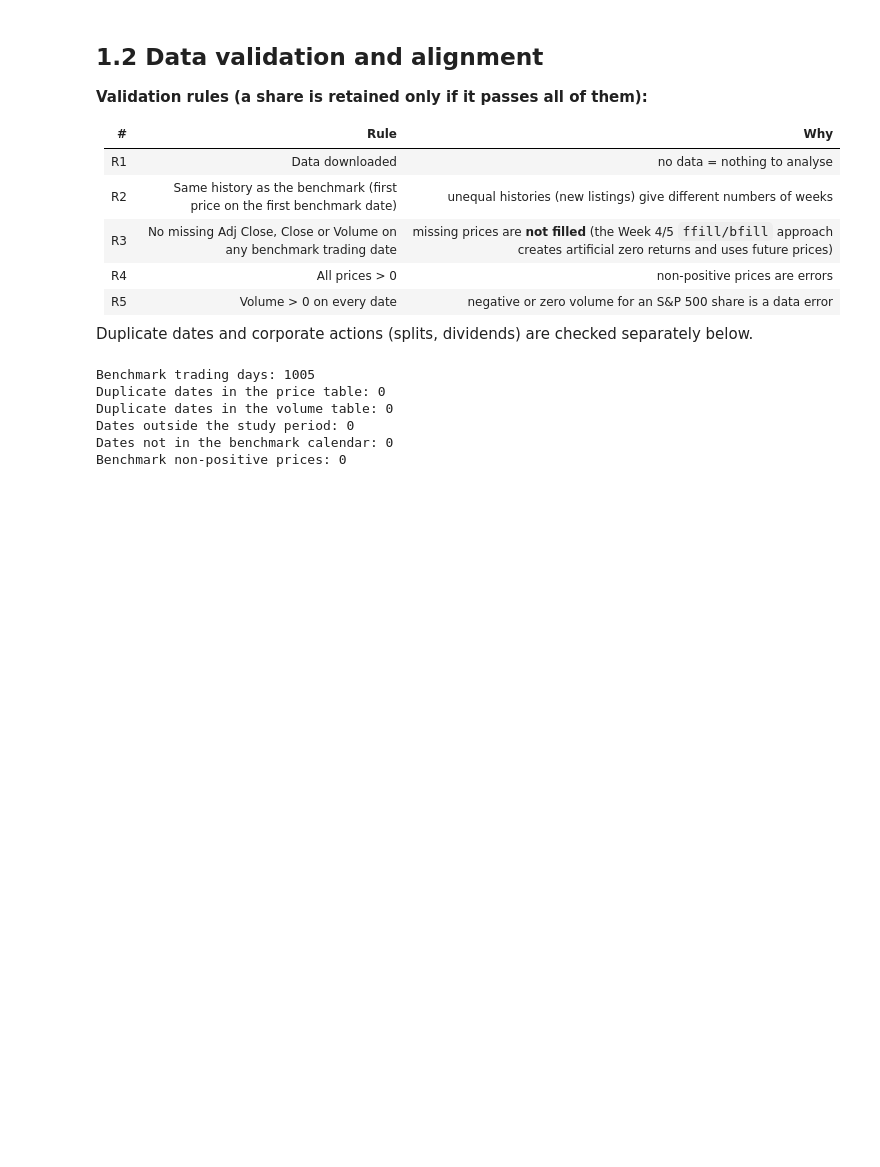
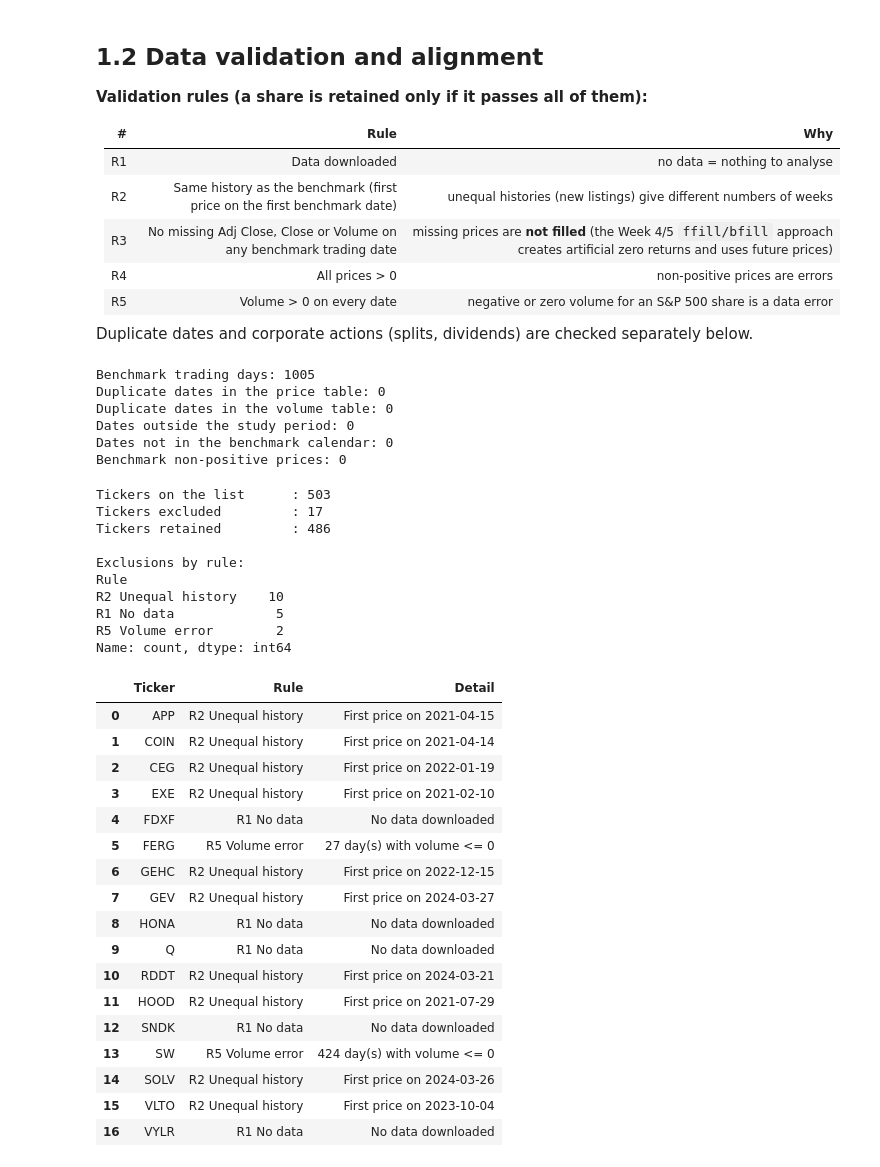
Before and after one commit to shahlyfayeek/crm-cwk1-stock-segmentation, a Jupyter notebook: CRM_CWK1_20521398.ipynb, the cells around one changed output. Saved outputs shown, nothing was run; the diff lists cells and outputs as text; code cells hidden in the pictures; blank space fills up the shorter version.

Commit message:
1.2 Apply validation rules R1-R5 and write exclusion log

```diff
--- a/CRM_CWK1_20521398.ipynb
+++ b/CRM_CWK1_20521398.ipynb
@@ -182,3 +182,74 @@ Duplicate dates in the volume table: 0
 Dates outside the study period: 0
 Dates not in the benchmark calendar: 0
 Benchmark non-positive prices: 0
+# %%
+# --- 1.2b  Apply the rules R1-R5 to every share and build the exclusion log ---
+log_rows = []
+for t in tickers:
+    # R1 no data
+    if (t not in adj.columns) or adj[t].isna().all():
+        log_rows.append((t, 'R1 No data', 'No data downloaded'))
+        continue
+
+    # R2 unequal history: the first price is later than the first benchmark date
+    first_valid = adj[t].first_valid_index()
+    if first_valid > bench_dates[0]:
+        log_rows.append((t, 'R2 Unequal history', 'First price on ' + str(first_valid.date())))
+
+    # R3 missing values (only for shares with a full-length history)
+    n_missing = int(adj[t].isna().sum() + close[t].isna().sum() + vol[t].isna().sum())
+    if n_missing > 0 and first_valid == bench_dates[0]:
+        log_rows.append((t, 'R3 Missing values', str(n_missing) + ' missing cells'))
+
+    # R4 non-positive prices
+    if (adj[t] <= 0).any() or (close[t] <= 0).any():
+        log_rows.append((t, 'R4 Non-positive price', 'Adj Close or Close <= 0'))
+
+    # R5 volume errors
+    n_bad_volume = int((vol[t] <= 0).sum())
+    if n_bad_volume > 0:
+        log_rows.append((t, 'R5 Volume error', str(n_bad_volume) + ' day(s) with volume <= 0'))
+
+exclusion_log = pd.DataFrame(log_rows, columns=['Ticker', 'Rule', 'Detail'])
+excluded = set(exclusion_log['Ticker'])
+included = [t for t in tickers if t not in excluded]
+
+print('Tickers on the list      :', len(tickers))
+print('Tickers excluded         :', len(excluded))
+print('Tickers retained         :', len(included))
+print()
+print('Exclusions by rule:')
+print(exclusion_log['Rule'].value_counts())
+
+exclusion_log.to_csv(DATA_DIR + '/exclusion_log.csv', index=False)
+pd.Series(included, name='Ticker').to_csv(DATA_DIR + '/included_tickers.csv', index=False)
+exclusion_log
+# %% [output]
+Tickers on the list      : 503
+Tickers excluded         : 17
+Tickers retained         : 486
+
+Exclusions by rule:
+Rule
+R2 Unequal history    10
+R1 No data             5
+R5 Volume error        2
+Name: count, dtype: int64
+|  | Ticker | Rule | Detail |
+| 0 | APP | R2 Unequal history | First price on 2021-04-15 |
+| 1 | COIN | R2 Unequal history | First price on 2021-04-14 |
+| 2 | CEG | R2 Unequal history | First price on 2022-01-19 |
+| 3 | EXE | R2 Unequal history | First price on 2021-02-10 |
+| 4 | FDXF | R1 No data | No data downloaded |
+| 5 | FERG | R5 Volume error | 27 day(s) with volume <= 0 |
+| 6 | GEHC | R2 Unequal history | First price on 2022-12-15 |
+| 7 | GEV | R2 Unequal history | First price on 2024-03-27 |
+| 8 | HONA | R1 No data | No data downloaded |
+| 9 | Q | R1 No data | No data downloaded |
+| 10 | RDDT | R2 Unequal history | First price on 2024-03-21 |
+| 11 | HOOD | R2 Unequal history | First price on 2021-07-29 |
+| 12 | SNDK | R1 No data | No data downloaded |
+| 13 | SW | R5 Volume error | 424 day(s) with volume <= 0 |
+| 14 | SOLV | R2 Unequal history | First price on 2024-03-26 |
+| 15 | VLTO | R2 Unequal history | First price on 2023-10-04 |
+| 16 | VYLR | R1 No data | No data downloaded |
```
